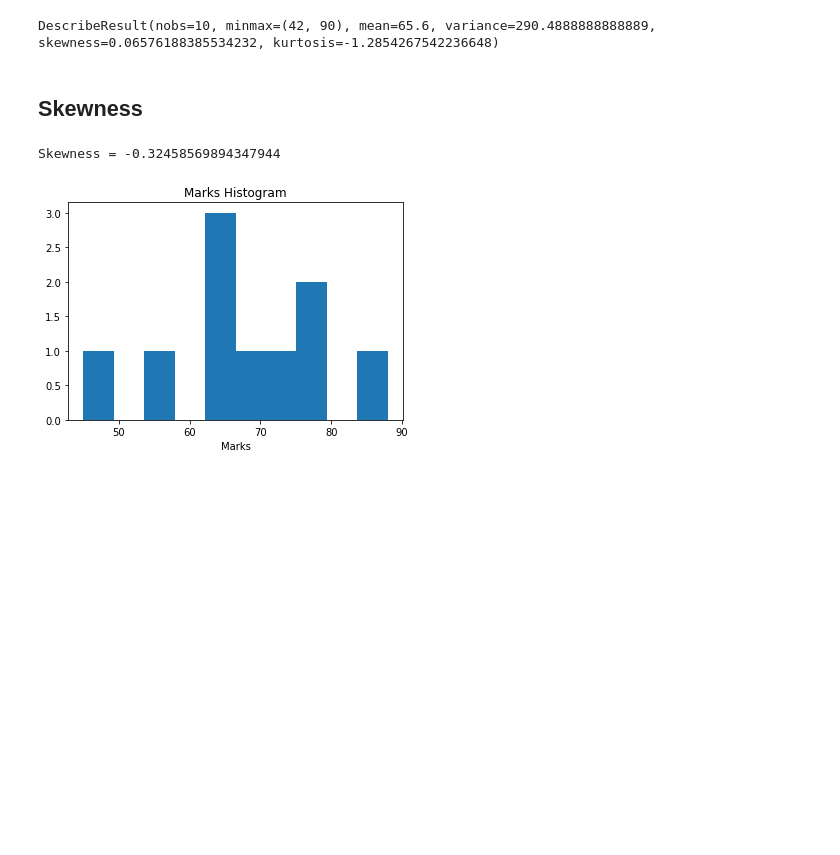
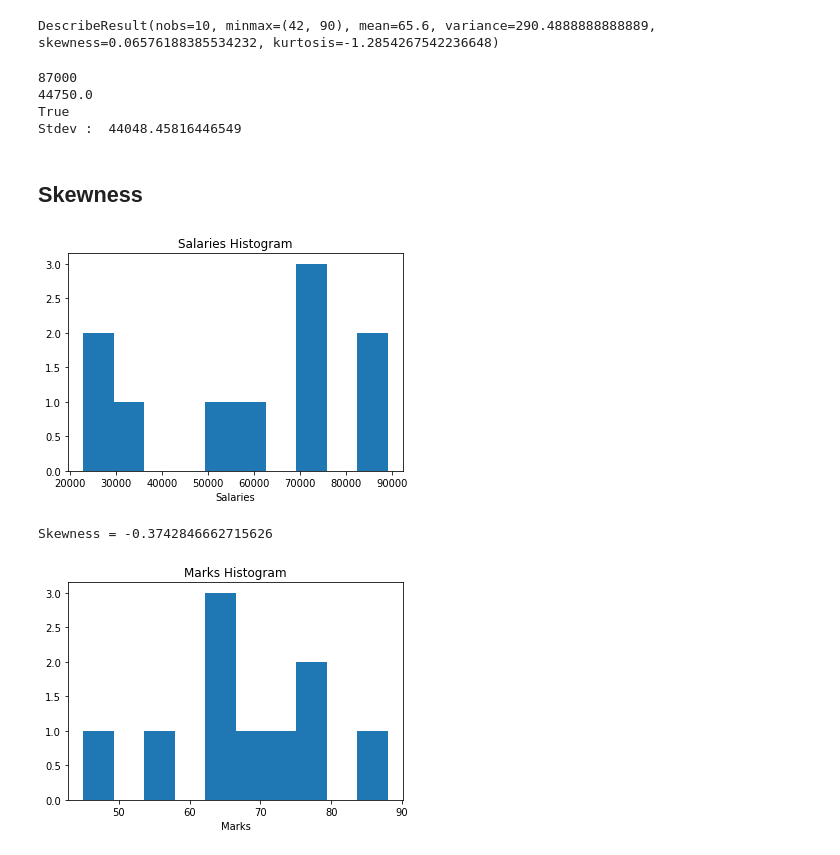
Before and after one commit to srikanthpragada/DataScience_21_JAN_2019, a Jupyter notebook: stats.ipynb, the cells around one changed output. Saved outputs shown, nothing was run; the diff lists cells and outputs as text; code cells hidden in the pictures; blank space fills up the shorter version.

```diff
--- a/stats.ipynb
+++ b/stats.ipynb
@@ -36,12 +36,37 @@ print(ss.iqr(marks,rng=(25,75)), ss.iqr(marks,rng=(25,50)))
 ss.describe(marks)
 # %% [output]
 DescribeResult(nobs=10, minmax=(42, 90), mean=65.6, variance=290.4888888888889, skewness=0.06576188385534232, kurtosis=-1.2854267542236648)
+# %%
+import statistics as stats
+import scipy.stats as ss
+salaries = [60000,70000,26000,55000,87000,34000,23000,89000,75000,175000]
+q2 = stats.median(salaries)
+q3 = stats.median( [n for n in salaries if n > q2])
+print(q3)
+iqr = ss.iqr(salaries)
+print(iqr)
+print(  salaries[9] >  (q3 + 1.5 * iqr) )
+print( "Stdev : ", stats.stdev(salaries))
+# %% [output]
+87000
+44750.0
+True
+Stdev :  44048.45816446549
 # %% [markdown]
 ## Skewness
+# %%
+import matplotlib.pyplot as plt
+salaries = [60000,70000,26000,55000,87000,34000,23000,89000,75000,75000]
+plt.hist(salaries)
+plt.xlabel("Salaries")
+plt.title("Salaries Histogram")
+plt.show()
+# %% [output]
+[figure, added]
 # %%
-print( f"Skewness = {ss.skew(marks)}")
+print( f"Skewness = {ss.skew(salaries)}")
 # %% [output]
-Skewness = -0.32458569894347944
+Skewness = -0.3742846662715626
 # %%
 import matplotlib.pyplot as plt
 plt.hist(marks)
```
Also changed, not shown: parts of 4 cells of this notebook.
